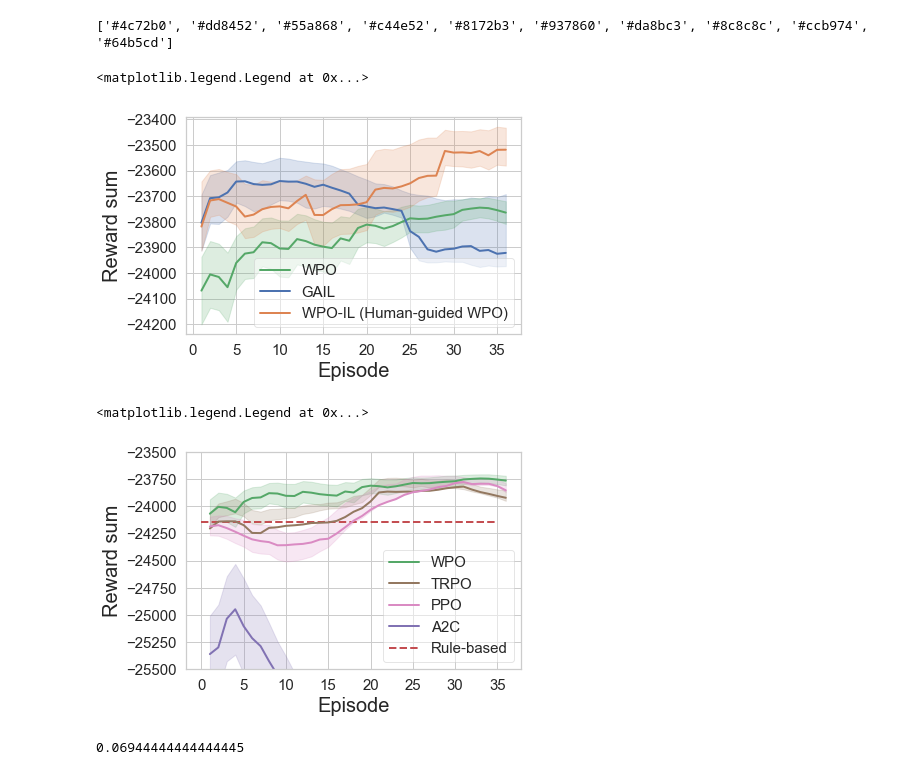
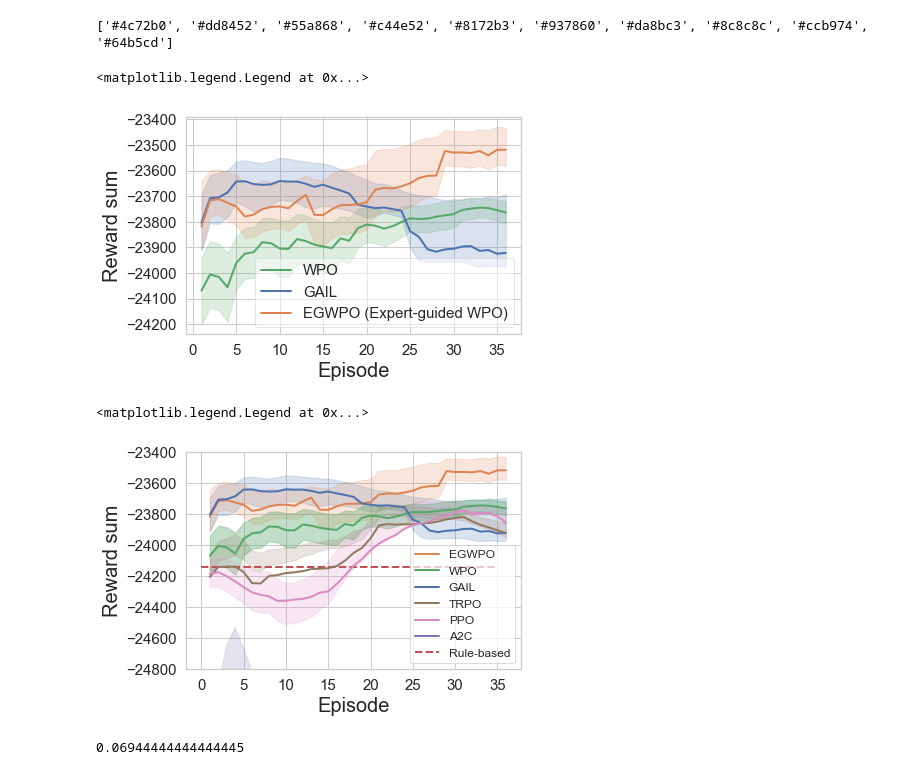
Before and after one commit to kadysongbb/wpo-smart-building, a Jupyter notebook: wpo_building_plot.ipynb, the cells around one changed output. Cells and saved outputs as stored; diff of their text form; code cells hidden in the pictures.

```diff
--- a/wpo_building_plot.ipynb
+++ b/wpo_building_plot.ipynb
@@ -57,7 +57,7 @@ ppo_rl = np.asarray(ppo_rl)/2
 
 plt.plot(x, moving_average(np.mean(np.asarray(wpo_rl), axis = 0)), label = 'WPO', linewidth = 2, color = green)
 plt.plot(x, moving_average(np.mean(np.asarray(wpo_il), axis = 0)), label = 'GAIL', linewidth = 2, color = blue)
-plt.plot(x, moving_average(np.mean(np.asarray(wpo_il_then_rl), axis = 0)), label = 'WPO-IL (Human-guided WPO)', linewidth = 2, color = orange)
+plt.plot(x, moving_average(np.mean(np.asarray(wpo_il_then_rl), axis = 0)), label = 'EGWPO (Expert-guided WPO)', linewidth = 2, color = orange)
 plt.fill_between(x, moving_average(np.percentile(np.asarray(wpo_il), 25, axis = 0)), moving_average(np.percentile(np.asarray(wpo_il), 60, axis = 0)), color=blue, alpha=0.2)
 plt.fill_between(x, moving_average(np.percentile(np.asarray(wpo_rl), 30, axis = 0)), moving_average(np.percentile(np.asarray(wpo_rl), 70, axis = 0)), color=green, alpha=0.2)
 plt.fill_between(x, moving_average(np.percentile(np.asarray(wpo_il_then_rl), 30, axis = 0)), moving_average(np.percentile(np.asarray(wpo_il_then_rl), 70, axis = 0)), color=orange, alpha=0.2)
@@ -72,28 +72,33 @@ plt.legend(loc = 'lower right', fontsize = 15, framealpha = 0.5)
 # %% [output]
 ['#4c72b0', '#dd8452', '#55a868', '#c44e52', '#8172b3', '#937860', '#da8bc3', '#8c8c8c', '#ccb974', '#64b5cd']
 <matplotlib.legend.Legend at 0x...>
-[figure, old version]
+[figure, new version]
 # %%
+plt.plot(x, moving_average(np.mean(np.asarray(wpo_il_then_rl), axis = 0)), label = 'EGWPO', linewidth = 2, color = orange)
 plt.plot(x, moving_average(np.mean(np.asarray(wpo_rl), axis = 0)), label = 'WPO', linewidth = 2, color = green)
+plt.plot(x, moving_average(np.mean(np.asarray(wpo_il), axis = 0)), label = 'GAIL', linewidth = 2, color = blue)
+plt.fill_between(x, moving_average(np.percentile(np.asarray(wpo_il), 25, axis = 0)), moving_average(np.percentile(np.asarray(wpo_il), 60, axis = 0)), color=blue, alpha=0.2)
+plt.fill_between(x, moving_average(np.percentile(np.asarray(wpo_rl), 30, axis = 0)), moving_average(np.percentile(np.asarray(wpo_rl), 70, axis = 0)), color=green, alpha=0.2)
+plt.fill_between(x, moving_average(np.percentile(np.asarray(wpo_il_then_rl), 30, axis = 0)), moving_average(np.percentile(np.asarray(wpo_il_then_rl), 70, axis = 0)), color=orange, alpha=0.2)
 plt.plot(x, moving_average(np.mean(np.asarray(trpo_rl), axis = 0)), label = 'TRPO', linewidth = 2, color = '#937860')
 plt.plot(x, moving_average(np.mean(np.asarray(ppo_rl), axis = 0)), label = 'PPO', linewidth = 2, color = '#da8bc3')
 plt.plot(x, moving_average(np.mean(np.asarray(a2c_rl), axis = 0)), label = 'A2C', linewidth = 2, color = '#8172b3')
 plt.fill_between(x, moving_average(np.percentile(np.asarray(wpo_rl), 30, axis = 0)), moving_average(np.percentile(np.asarray(wpo_rl), 70, axis = 0)), color=green, alpha=0.2)
 plt.fill_between(x, moving_average(np.percentile(np.asarray(trpo_rl), 40, axis = 0)), moving_average(np.percentile(np.asarray(trpo_rl), 60, axis = 0)), color='#937860', alpha=0.2)
 plt.fill_between(x, moving_average(np.percentile(np.asarray(ppo_rl), 40, axis = 0)), moving_average(np.percentile(np.asarray(ppo_rl), 60, axis = 0)), color='#da8bc3', alpha=0.2)
 plt.fill_between(x, moving_average(np.percentile(np.asarray(a2c_rl), 30, axis = 0)), moving_average(np.percentile(np.asarray(a2c_rl), 70, axis = 0)), color='#8172b3', alpha=0.2)
 
-plt.ylim([-25500, -23500])
+plt.ylim([-24800, -23400])
 plt.hlines(y=-48287.43343061332/2, xmin = 0, xmax = 35, label = 'Rule-based', linewidth = 2, color = red, linestyle = '--')
 plt.xticks(fontsize = 15)
 plt.yticks(fontsize = 15)
 
 plt.ylabel('Reward sum', fontsize = 20)
 plt.xlabel('Episode', fontsize = 20)
-plt.legend(loc = 'lower right', fontsize = 15, framealpha = 0.5)
+plt.legend(loc = 'lower right', fontsize = 12, framealpha = 0.7)
 # %% [output]
 <matplotlib.legend.Legend at 0x...>
-[figure, old version]
+[figure, new version]
 # %%
 a2c_violation_rate = 0.5470430107526881 # 20 - 23.5
 a2c_average_hourly_power = 17978.42356996116
```
Also changed, not shown: parts of 3 cells of this notebook.
